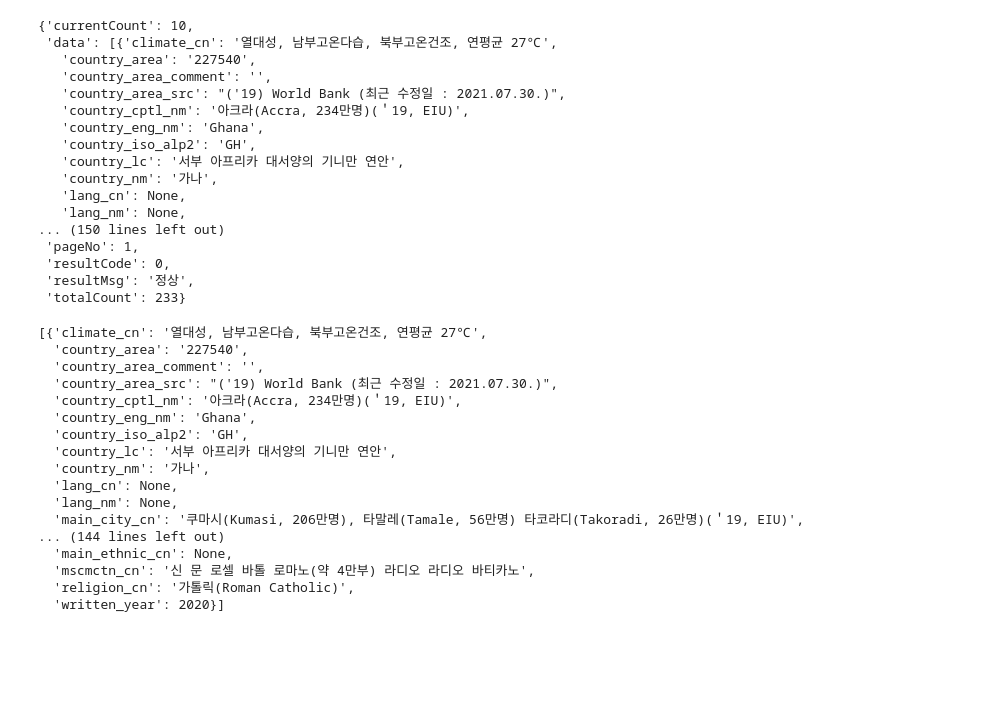
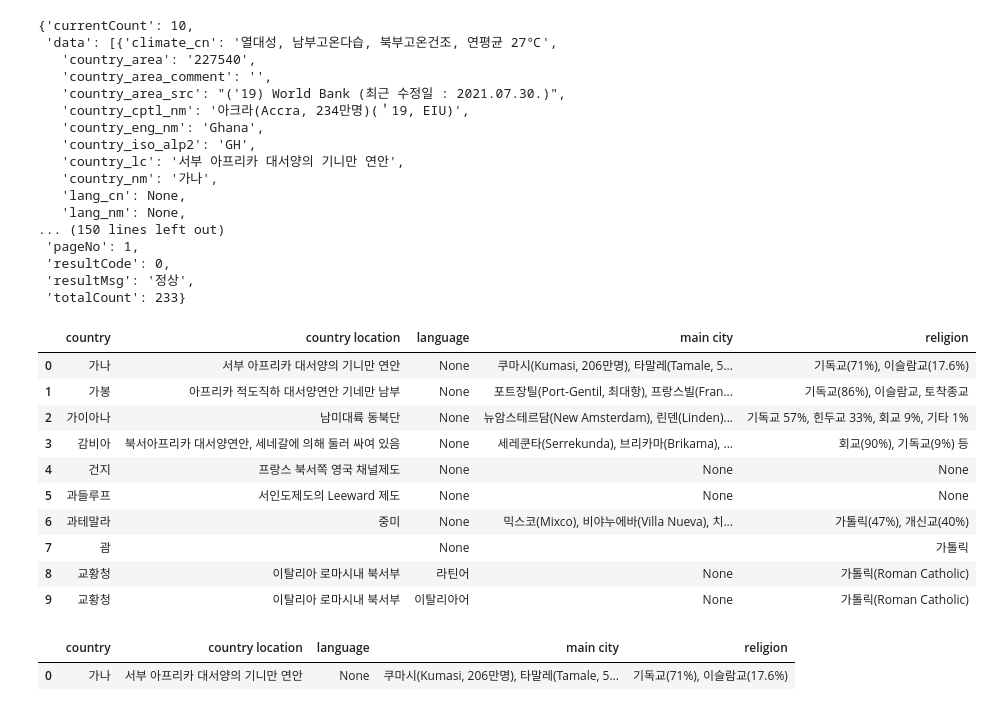
Before and after one commit to syjoo7777/class2022Spring, a Jupyter notebook: 20220326.ipynb, the cells around one changed output. Cells and saved outputs as stored; diff of their text form; code cells hidden in the pictures; blank space fills up the shorter version.

```diff
--- a/20220326.ipynb
+++ b/20220326.ipynb
@@ -61,11 +61,11 @@ r
 # %%
 data = r['data']
 
-country_nm = [data['country_nm'] for i in data]
-country_lc = [data['country_lc'] for i in data]
-lang_nm = [data['lang_nm'] for i in data]
-main_city_cn = [data['main_city_cn'] for i in data]
-religion_cn = [data['religion_cn'] for i in data]
+country_nm = [item['country_nm'] for item in data]
+country_lc = [item['country_lc'] for item in data]
+lang_nm = [item['lang_nm'] for item in data]
+main_city_cn = [item['main_city_cn'] for item in data]
+religion_cn = [item['religion_cn'] for item in data]
 
 country_nm = pd.Series(country_nm)
 country_lc = pd.Series(country_lc)
@@ -73,22 +73,18 @@ lang_nm = pd.Series(lang_nm)
 main_city_cn = pd.Series(main_city_cn)
 religion_cn = pd.Series(religion_cn)
 
-df = pd.DataFrame({'country':country_nm, })
+df = pd.DataFrame({'country':country_nm, 'country location': country_lc, 'language': lang_nm, 'main city': main_city_cn, 'religion': religion_cn})
-# %% [output]
-[{'climate_cn': '열대성, 남부고온다습, 북부고온건조, 연평균 27℃',
-  'country_area': '227540',
-  'country_area_comment': '',
-  'country_area_src': "('19) World Bank (최근 수정일 : 2021.07.30.)",
-  'country_cptl_nm': '아크라(Accra, 234만명)(＇19, EIU)',
-  'country_eng_nm': 'Ghana',
-  'country_iso_alp2': 'GH',
-  'country_lc': '서부 아프리카 대서양의 기니만 연안',
-  'country_nm': '가나',
-  'lang_cn': None,
-  'lang_nm': None,
-  'main_city_cn': '쿠마시(Kumasi, 206만명), 타말레(Tamale, 56만명) 타코라디(Takoradi, 26만명)(＇19, EIU)',
-... (144 lines left out)
-  'main_ethnic_cn': None,
-  'mscmctn_cn': '신 문 로셀 바톨 로마노(약 4만부) 라디오 라디오 바티카노',
-  'religion_cn': '가톨릭(Roman Catholic)',
-  'written_year': 2020}]
+# %%
+df
+# %% [output]
+|  | country | country location | language | main city | religion |
+| 0 | 가나 | 서부 아프리카 대서양의 기니만 연안 | None | 쿠마시(Kumasi, 206만명), 타말레(Tamale, 5... | 기독교(71%), 이슬람교(17.6%) |
+| 1 | 가봉 | 아프리카 적도직하 대서양연안 기네만 남부 | None | 포트장틸(Port-Gentil, 최대항), 프랑스빌(Fran... | 기독교(86%), 이슬람교, 토착종교 |
+| 2 | 가이아나 | 남미대륙 동북단 | None | 뉴암스테르담(New Amsterdam), 린덴(Linden)... | 기독교 57%, 힌두교 33%, 회교 9%, 기타 1% |
+| 3 | 감비아 | 북서아프리카 대서양연안, 세네갈에 의해 둘러 싸여 있음 | None | 세레쿤타(Serrekunda), 브리카마(Brikama), ... | 회교(90%), 기독교(9%) 등 |
+| 4 | 건지 | 프랑스 북서쪽 영국 채널제도 | None | None | None |
+| 5 | 과들루프 | 서인도제도의 Leeward 제도 | None | None | None |
+| 6 | 과테말라 | 중미 | None | 믹스코(Mixco), 비야누에바(Villa Nueva), 치... | 가톨릭(47%), 개신교(40%) |
+| 7 | 괌 |  | None |  | 가톨릭 |
+| 8 | 교황청 | 이탈리아 로마시내 북서부 | 라틴어 | None | 가톨릭(Roman Catholic) |
+| 9 | 교황청 | 이탈리아 로마시내 북서부 | 이탈리아어 | None | 가톨릭(Roman Catholic) |
@@ -94,0 +119,5 @@ df = pd.DataFrame({'country':country_nm, })
+# %%
+test('가나')
+# %% [output]
+|  | country | country location | language | main city | religion |
+| 0 | 가나 | 서부 아프리카 대서양의 기니만 연안 | None | 쿠마시(Kumasi, 206만명), 타말레(Tamale, 5... | 기독교(71%), 이슬람교(17.6%) |
```
Also changed, not shown: parts of 3 cells of this notebook.
